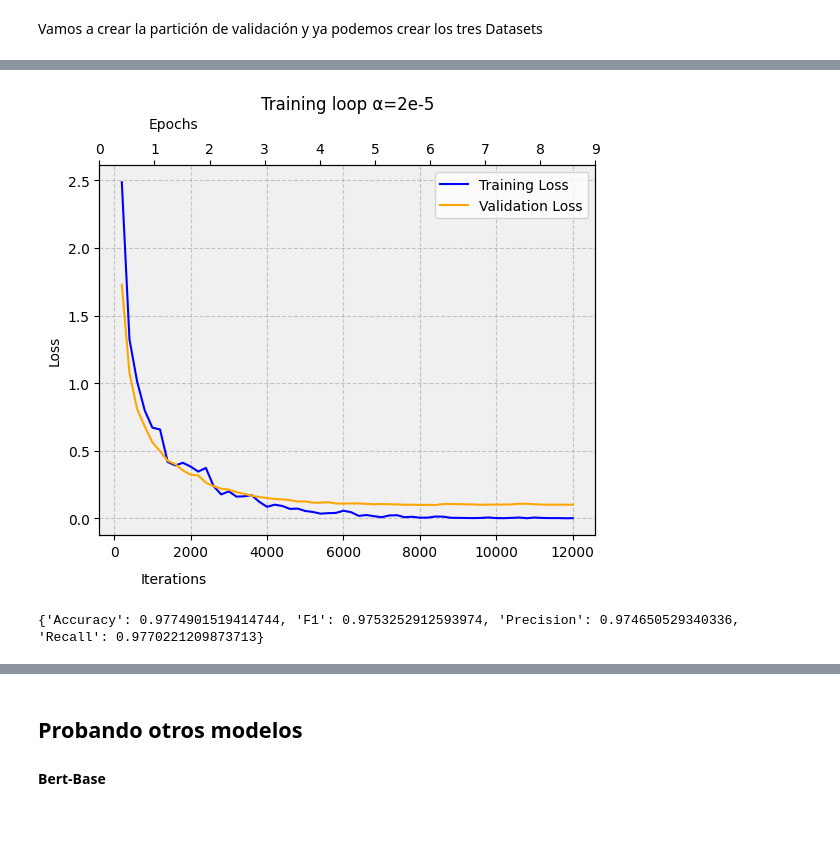
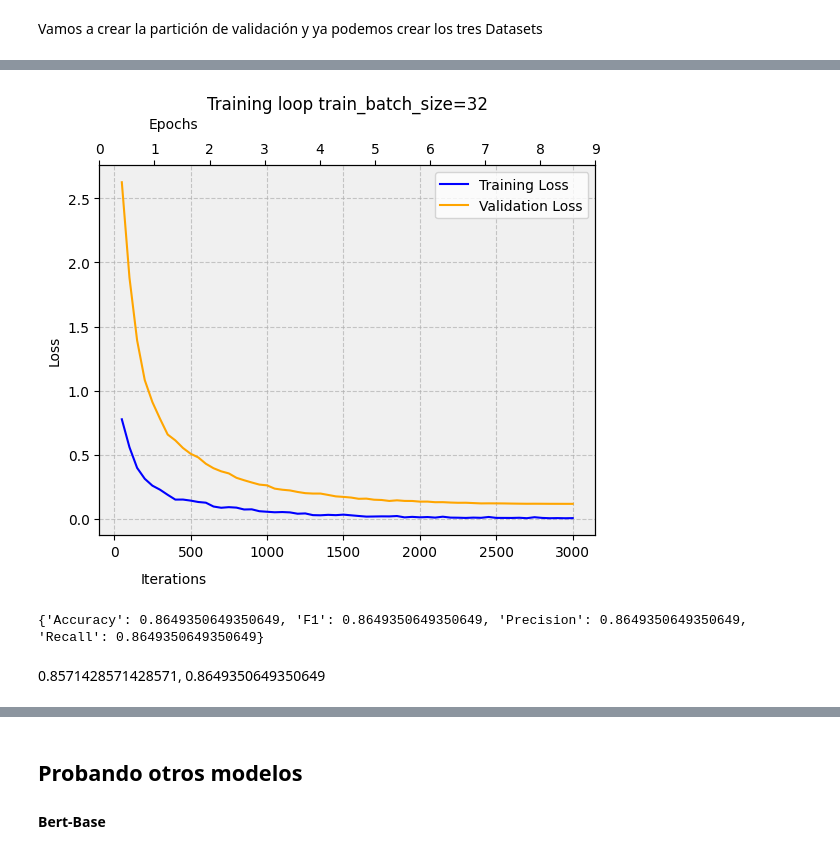
Before and after one commit to JosuBarru/WN-Domains, a Jupyter notebook: codigo/WN-Domains.ipynb, the cells around one changed output, grey strips where cells are left out. Cells and saved outputs as stored; diff of their text form; code cells hidden in the pictures; blank space fills up the shorter version.

```diff
--- a/codigo/WN-Domains.ipynb
+++ b/codigo/WN-Domains.ipynb
@@ -104,9 +119,9 @@ tokenized_train.set_format("torch")
 tokenized_valid.set_format("torch")
 tokenized_test.set_format("torch")
 data_collator = DataCollatorWithPadding(tokenizer=tokenizer)
-train_dataloader = DataLoader(tokenized_train, batch_size=8, shuffle=True, collate_fn=data_collator)
+train_dataloader = DataLoader(tokenized_train, batch_size=32, shuffle=True, collate_fn=data_collator)
 valid_dataloader = DataLoader(tokenized_valid, batch_size=64, shuffle=False, collate_fn=data_collator)
-test_dataloader = DataLoader(tokenized_valid, batch_size=64, shuffle=False, collate_fn=data_collator)
+test_dataloader = DataLoader(tokenized_test, batch_size=64, shuffle=False, collate_fn=data_collator)
 # %%
 num_labels=34
 model = AutoModelForSequenceClassification.from_pretrained(model_ckpt, num_labels=num_labels, id2label=id2label, label2id=label2id)
@@ -165,7 +180,7 @@ for epoch in range(num_epochs):
 
         train_loss += loss.item()
 
-        if (batch_num + 1) % 200 == 0:
+        if (batch_num + 1) % 50 == 0:
             model.eval()  # Establecer el modelo en modo de evaluación
             val_loss = 0.0
 
@@ -205,33 +220,33 @@ Epoch 10, Iteration 1200, Training Loss: 0.0019, Validation Loss: 0.1021
 # %%
-iterations_x = np.arange(1, len(train_losses) + 1) * 200  # Crea un array de valores para cada 200 iteraciones
+iterations_x = np.arange(1, len(train_losses) + 1) * 50  # Crea un array de valores para cada 200 iteraciones
 
 epochs_x = np.arange(0, num_epochs)  # Crea un array de valores para las épocas
 
 fig, ax1 = plt.subplots()
 
 ax1.plot(iterations_x, train_losses, label='Training Loss', color='blue')
 ax1.plot(iterations_x, valid_losses, label='Validation Loss', color='orange')
 ax1.set_xlabel('Iterations')
 ax1.set_ylabel('Loss', color='black')
 ax1.legend(loc='upper right')
 ax1.xaxis.set_label_coords(0.15, -0.1)
 
 ax1.grid(True, linestyle='--', alpha=0.7)
 ax1.set_facecolor('#f0f0f0')
 
 # Crear un segundo eje x para las épocas
 ax2 = ax1.twiny()
 ax2.set_xticks(epochs_x)
 ax2.set_xlabel('Epochs')
 ax2.set_ylabel('Loss', color='black')
 ax2.xaxis.set_label_coords(0.15, 1.1)
-title = ax1.set_title("Training loop α=2e-5")
+title = ax1.set_title("Training loop train_batch_size=32")
 title.set_y(2)
 
 
 plt.show()
 # %% [output]
-[figure, old version]
+[figure, new version]
 # %%
 
 def compute_metrics(preds, labels):
@@ -253,7 +268,7 @@ def compute_metrics(preds, labels):
     'Recall': recall
     }
 # %%
-model = torch.load("./Pretrained/distilbertEpoch10Tasa2e-5")
+model = torch.load("./Pretrained/distilbertEpoch4Tasa2e-5")
 model.eval()
 
 all_preds = []
@@ -274,6 +289,8 @@ metrics = compute_metrics(all_preds, all_labels)
 
 print(metrics)
 # %% [output]
-{'Accuracy': 0.9774901519414744, 'F1': 0.9753252912593974, 'Precision': 0.974650529340336, 'Recall': 0.9770221209873713}
+{'Accuracy': 0.8649350649350649, 'F1': 0.8649350649350649, 'Precision': 0.8649350649350649, 'Recall': 0.8649350649350649}
+# %% [markdown]
+0.8571428571428571, 0.8649350649350649
 # %%
 torch.save(model, "./Pretrained/distilbertEpoch10Tasa2e-5")
```
Also changed, not shown: parts of 11 cells of this notebook, 1 other file.
